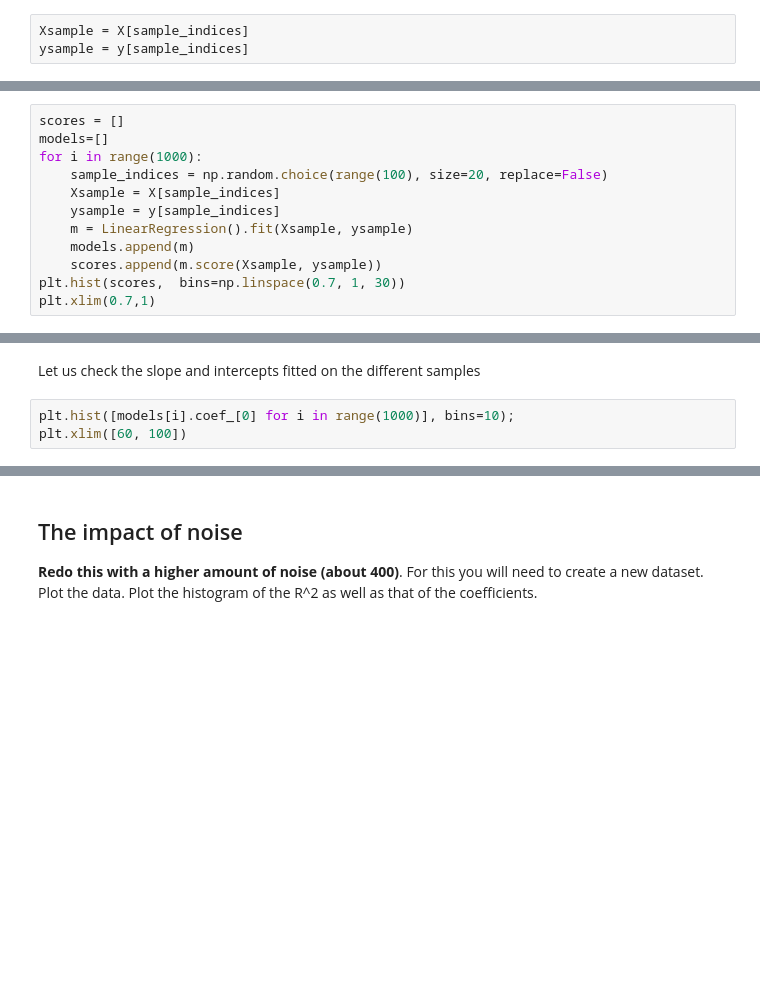
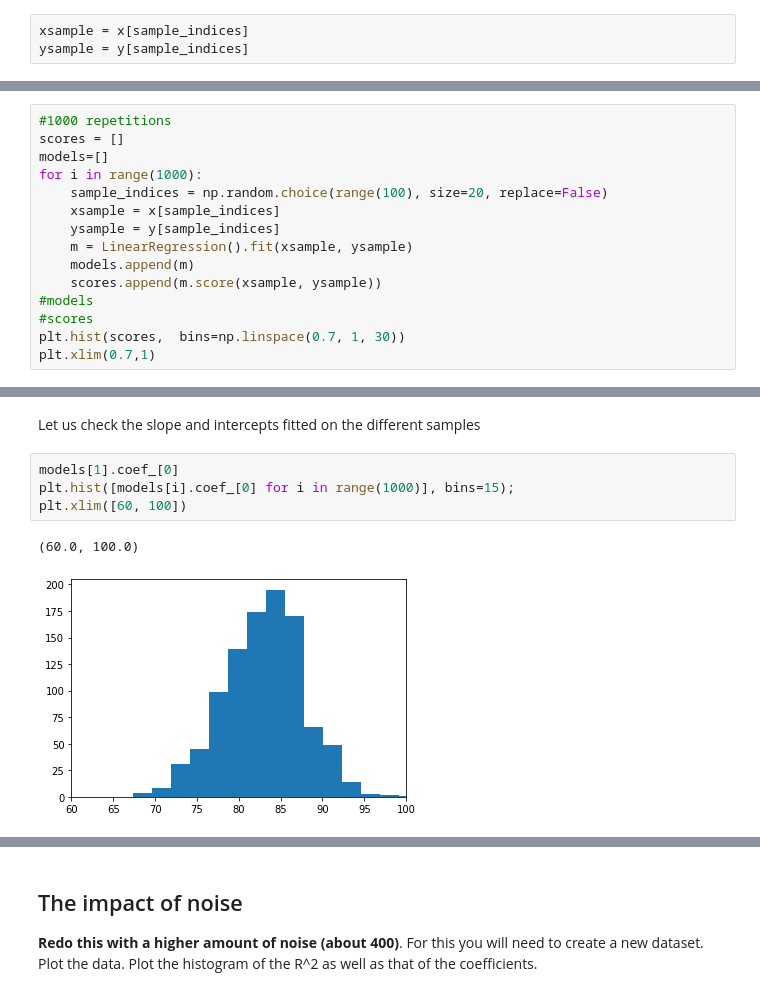
Before and after one commit to AlizaShamsi/Regression, a Jupyter notebook: distribute_linreg.ipynb, the cells around one changed output, grey strips where cells are left out. Saved outputs shown, nothing was run; the diff lists cells and outputs as text; blank space fills up the shorter version.

```diff
--- a/distribute_linreg.ipynb
+++ b/distribute_linreg.ipynb
@@ -97,5 +100,5 @@ sample_indices
 # %% [markdown]
 We create a sample by using the sample indices:
 # %%
-Xsample = X[sample_indices]
+xsample = x[sample_indices]
 ysample = y[sample_indices]
@@ -106,14 +116,17 @@ ysample = y[sample_indices]
 # %% [markdown]
 Lets check the sensitivity of our prediction to our sample. We'll do this 1000 times..that is we'll sample a new set of 20 points,
 # %%
+#1000 repetitions
 scores = []
 models=[]
 for i in range(1000):
     sample_indices = np.random.choice(range(100), size=20, replace=False)
-    Xsample = X[sample_indices]
+    xsample = x[sample_indices]
     ysample = y[sample_indices]
-    m = LinearRegression().fit(Xsample, ysample)
+    m = LinearRegression().fit(xsample, ysample)
     models.append(m)
-    scores.append(m.score(Xsample, ysample))
+    scores.append(m.score(xsample, ysample))
+#models
+#scores
 plt.hist(scores,  bins=np.linspace(0.7, 1, 30))
 plt.xlim(0.7,1)
@@ -120,6 +151,10 @@ plt.xlim(0.7,1)
 # %% [markdown]
 Let us check the slope and intercepts fitted on the different samples
 # %%
-plt.hist([models[i].coef_[0] for i in range(1000)], bins=10);
+models[1].coef_[0]
+plt.hist([models[i].coef_[0] for i in range(1000)], bins=15);
 plt.xlim([60, 100])
+# %% [output]
+(60.0, 100.0)
+[figure, added]
 # %%
```
Also changed, not shown: parts of 6 cells of this notebook.
